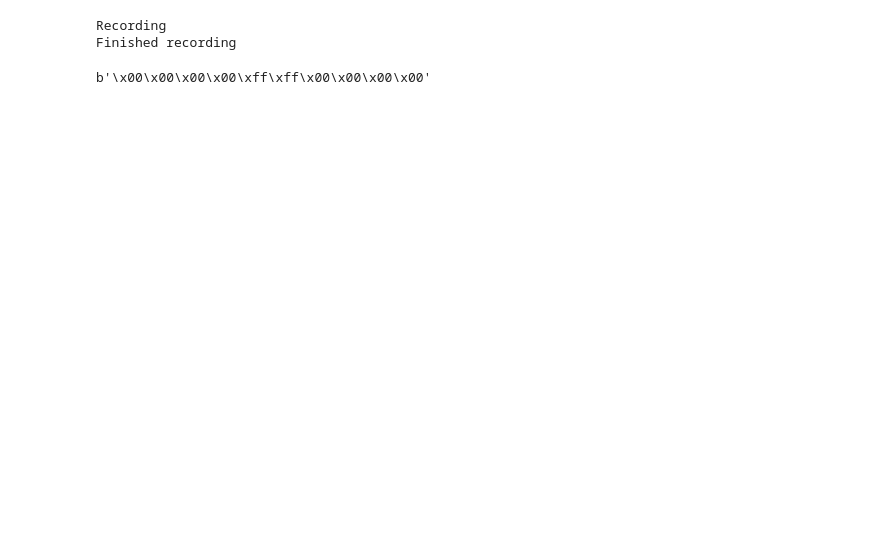
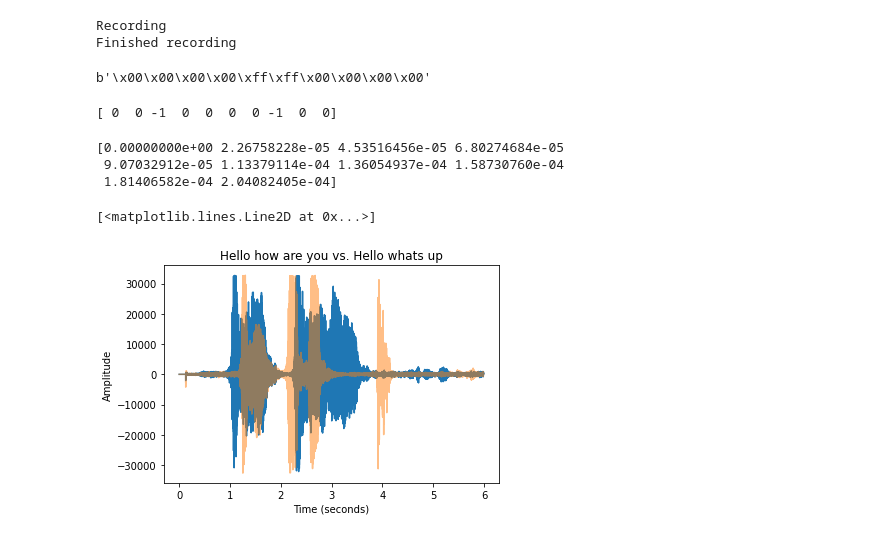
Before and after one commit to erickeagle/Speech-Analytics, a Jupyter notebook: Speech Analytics.ipynb, the cells around one changed output. Drawn from its saved outputs; the diff is of its cells as text; code cells hidden in the pictures; blank space fills up the shorter version.

```diff
--- a/Speech Analytics.ipynb
+++ b/Speech Analytics.ipynb
@@ -455,0 +460,39 @@ b'\x00\x00\x00\x00\xff\xff\x00\x00\x00\x00'
+# %%
+# Convert hello how are you audio bytes to integers
+soundwave_hhay = np.frombuffer(signal_gm, dtype="int16")
+
+# View the first 10 sound wave values
+print(soundwave_hhay[:10])
+# %% [output]
+[ 0  0 -1  0  0  0  0 -1  0  0]
+# %%
+# Get the sound wave frame rate
+framerate_hhay = hello_how_are_you.getframerate()
+# %%
+# Find the sound wave timestamps
+time_hhay = np.linspace(start=0,stop=len(soundwave_hhay)/framerate_hhay,num=len(soundwave_hhay))
+
+# Print the first 10 timestamps
+print(time_hhay[:10])
+# %% [output]
+[0.00000000e+00 2.26758228e-05 4.53516456e-05 6.80274684e-05
+ 9.07032912e-05 1.13379114e-04 1.36054937e-04 1.58730760e-04
+ 1.81406582e-04 2.04082405e-04]
+# %%
+hello_whats_up = wave.open("hello_whats_up.wav", 'r')
+signal_hwu = hello_whats_up.readframes(-1)
+soundwave_hwu = np.frombuffer(signal_hwu, dtype="int16")
+framerate_hwu = hello_whats_up.getframerate()
+time_hwu = np.linspace(start=0,stop=len(soundwave_hwu)/framerate_hwu,num=len(soundwave_hwu))
+# %%
+plt.title('Hello how are you vs. Hello whats up')
+plt.ylabel('Amplitude')
+plt.xlabel('Time (seconds)')
+plt.plot(time_hhay, soundwave_hhay, label='Hello how are you')
+
+# Add the Good Morning data to the plot
+plt.plot(time_hwu, soundwave_hwu, label='Hello whats up',alpha=0.5)
+   # Set the alpha variable to 0.5
+# %% [output]
+[<matplotlib.lines.Line2D at 0x...>]
+[figure, added]
```
Also changed, not shown: parts of 5 cells of this notebook, 1 other file.
